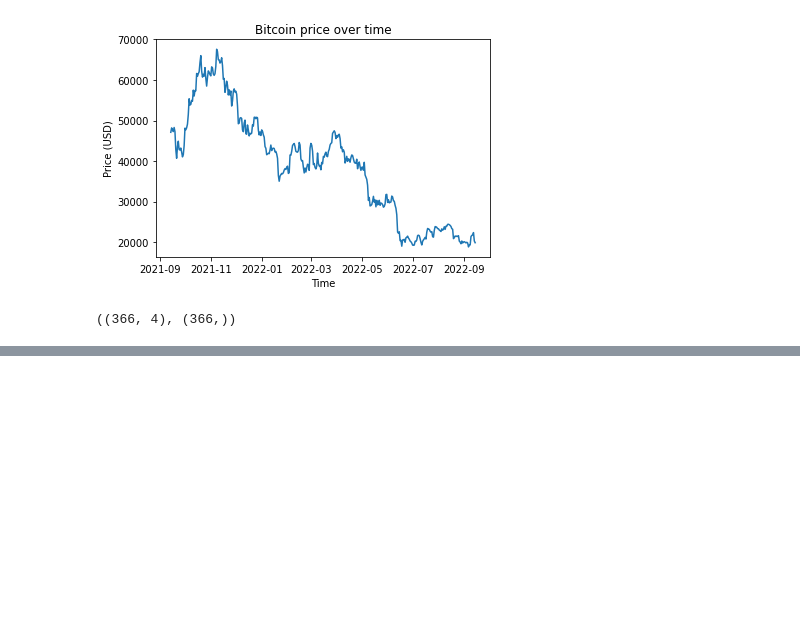
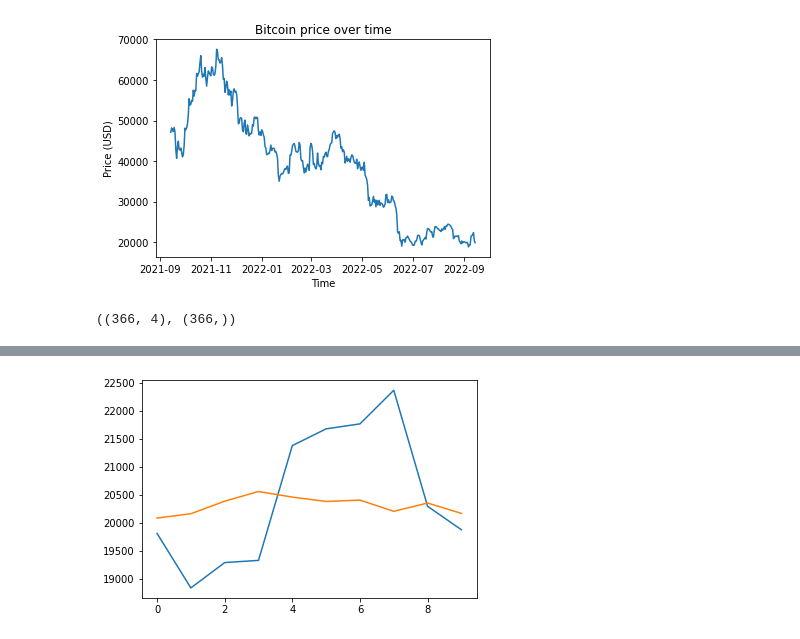
Before and after one commit to veschberwilli/ml_and_dl_stuff, a Jupyter notebook: time_series_prediction/time_series_pred.ipynb, the cells around one changed output, grey strips where cells are left out. Cells and saved outputs as stored; diff of their text form; code cells hidden in the pictures; blank space fills up the shorter version.

```diff
--- a/time_series_prediction/time_series_pred.ipynb
+++ b/time_series_prediction/time_series_pred.ipynb
@@ -70,0 +102,11 @@ print(X_ss.shape, y_mm.shape)
+# %%
+# reshaping to rows, timestamps, features
+X_train_tensors_final = torch.reshape(X_train_tensors,
+                                      (X_train_tensors.shape[0], len_in_seq,
+                                       X_train_tensors.shape[2]))
+X_test_tensors_final = torch.reshape(X_test_tensors,
+                                     (X_test_tensors.shape[0], len_in_seq,
+                                      X_test_tensors.shape[2]))
+
+print("Training Shape:", X_train_tensors_final.shape, y_train_tensors.shape)
+print("Testing Shape:", X_test_tensors_final.shape, y_test_tensors.shape)
@@ -70,0 +245,16 @@ print(X_ss.shape, y_mm.shape)
+# %%
+test_predict = lstm(X_test_tensors_final[-1].unsqueeze(0)) # get the last sample
+test_predict = test_predict.detach().numpy()
+test_predict = mm.inverse_transform(test_predict)
+test_predict = test_predict[0].tolist()
+
+test_target = y_test_tensors[-1].detach().numpy() # last sample again
+test_target = mm.inverse_transform(test_target.reshape(1, -1))
+test_target = test_target[0].tolist()
+
+plt.plot(test_target, label="Actual Data")
+plt.plot(test_predict, label="LSTM Predictions")
+plt.savefig("small_plot.png", dpi=300)
+plt.show()
+# %% [output]
+[figure, added]
```
Also changed, not shown: parts of 14 cells of this notebook, 1 other file.
